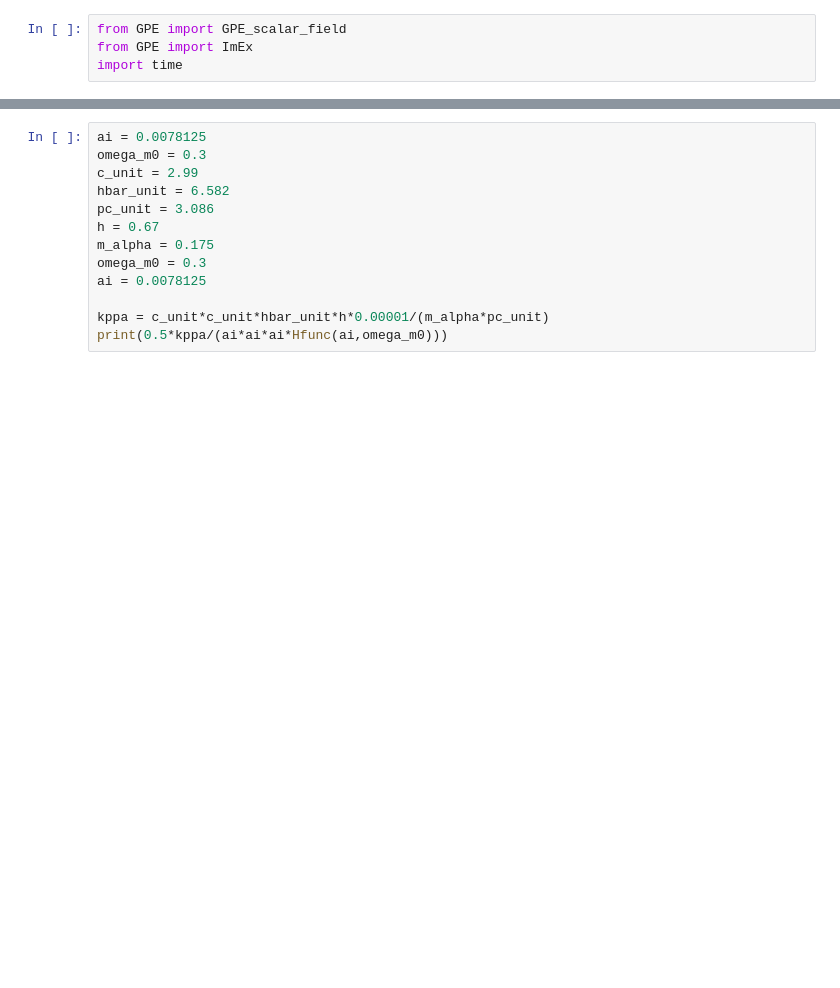
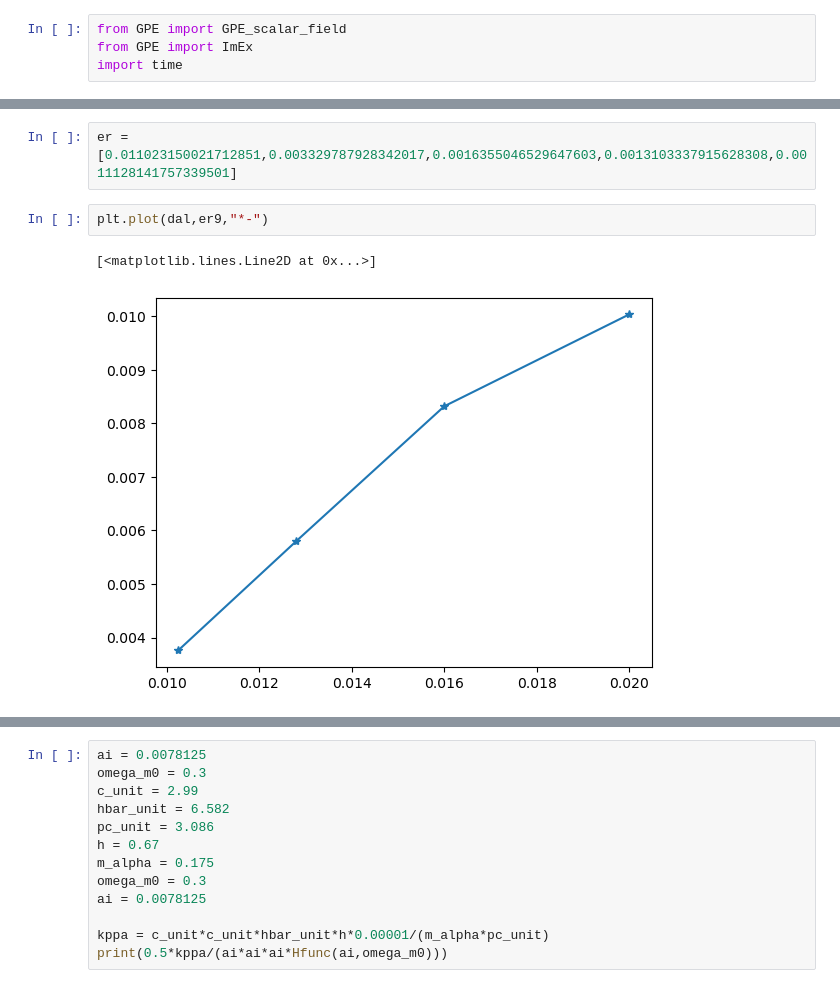
Before and after one commit to manu0x/pyGP_fields, a Jupyter notebook: fdm_3d_example.ipynb, the cells around one changed output, grey strips where cells are left out. Cells and saved outputs as stored; diff of their text form; blank space fills up the shorter version.

```diff
--- a/fdm_3d_example.ipynb
+++ b/fdm_3d_example.ipynb
@@ -262 +345,8 @@ class shapes (128, 128, 128) (3, 128, 128, 128)
+# %%
+er = [0.011023150021712851,0.003329787928342017,0.0016355046529647603,0.0013103337915628308,0.0011128141757339501]
+# %%
+plt.plot(dal,er9,"*-")
+# %% [output]
+[<matplotlib.lines.Line2D at 0x...>]
+[figure, added]
 # %%
```
Also changed, not shown: parts of 9 cells of this notebook.
